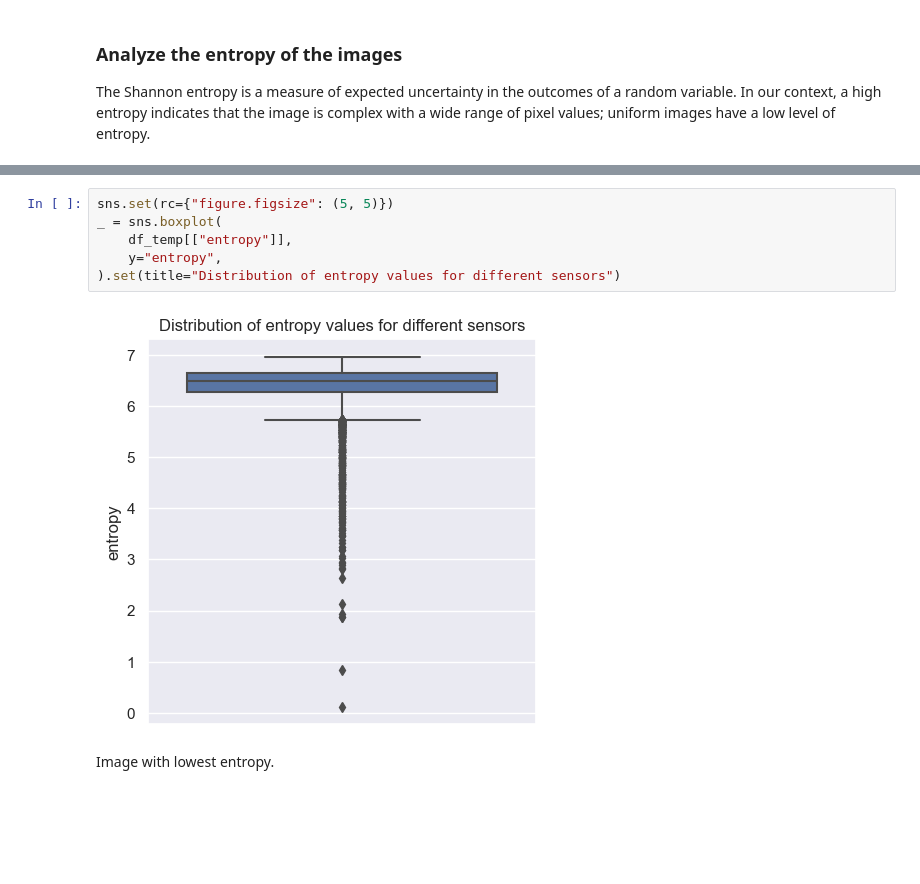
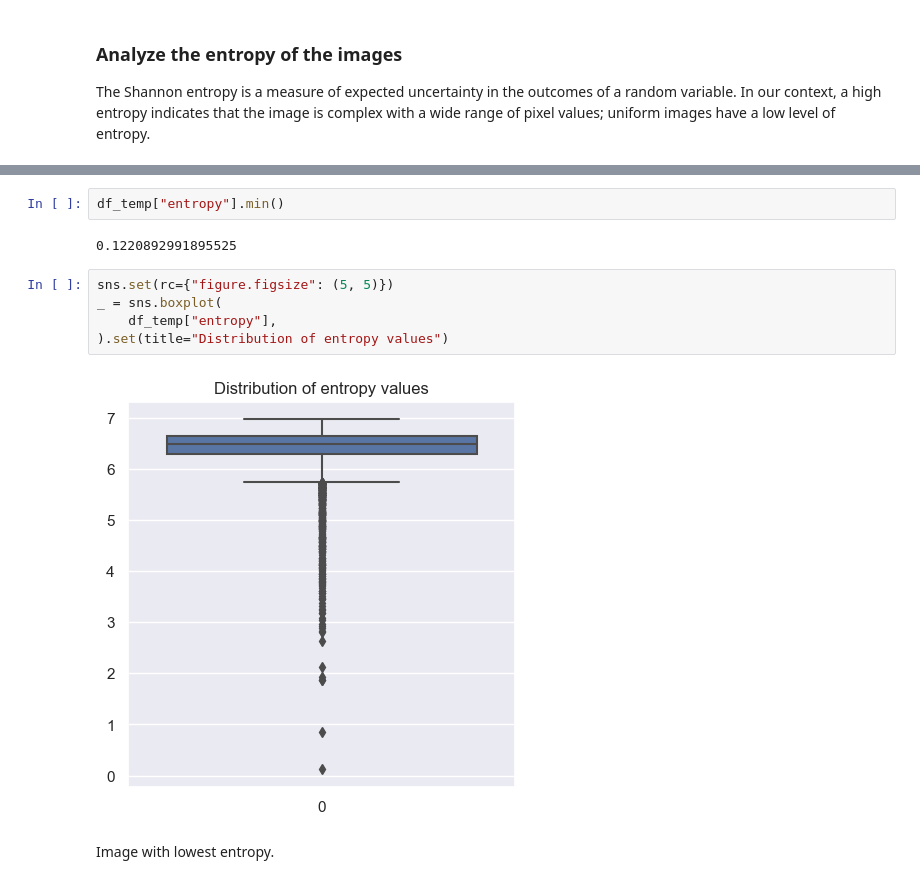
Before and after one commit to clewfirstspockonehanded/rail_detection_preparation, a Jupyter notebook: 02_eda_rs19.ipynb, the cells around one changed output, grey strips where cells are left out. Saved outputs shown, nothing was run; the diff lists cells and outputs as text; blank space fills up the shorter version.

```diff
--- a/02_eda_rs19.ipynb
+++ b/02_eda_rs19.ipynb
@@ -251,11 +266,14 @@ Wall time: 17 ms
+# %%
+df_temp["entropy"].min()
+# %% [output]
+0.1220892991895525
 # %%
 sns.set(rc={"figure.figsize": (5, 5)})
 _ = sns.boxplot(
-    df_temp[["entropy"]],
-    y="entropy",
-).set(title="Distribution of entropy values for different sensors")
+    df_temp["entropy"],
+).set(title="Distribution of entropy values")
 # %% [output]
-[figure, old version]
+[figure, new version]
 # %% [markdown]
 Image with lowest entropy.
 # %%
```
Also changed, not shown: parts of 5 cells of this notebook, 20 other files.
